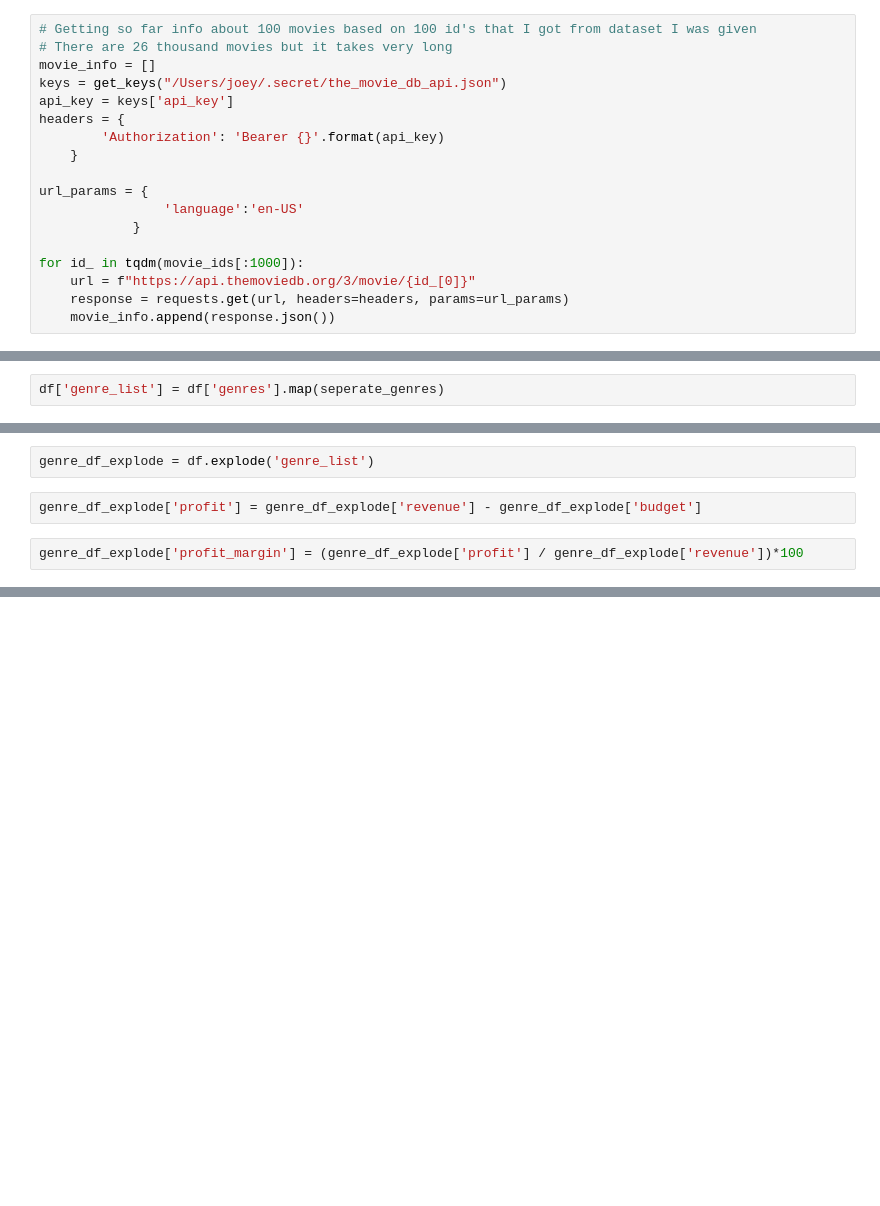
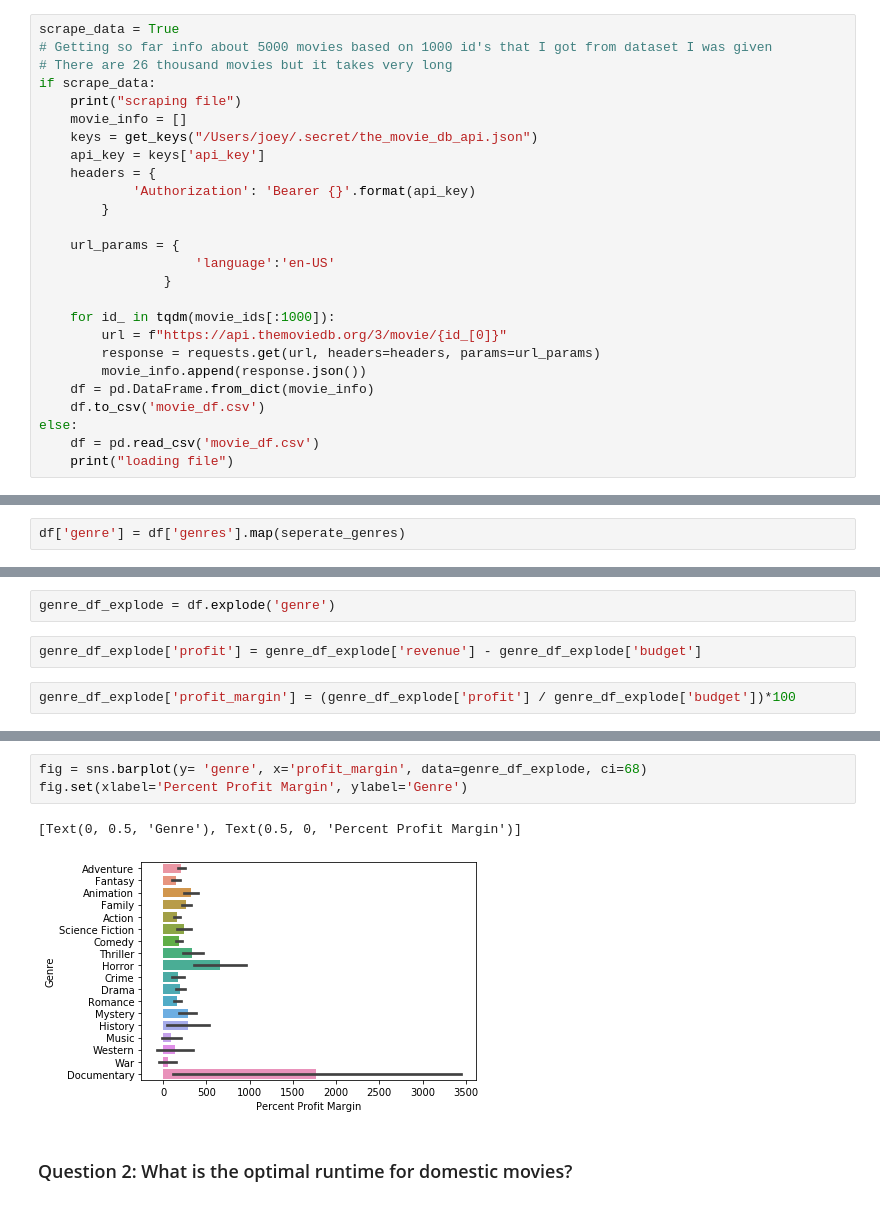
Before and after one commit to jhusney1/dsc-mod-1-project-v2-1-onl01-dtsc-ft-070620, a Jupyter notebook: student.ipynb, the cells around one changed output, grey strips where cells are left out. Drawn from its saved outputs; the diff is of its cells as text; blank space fills up the shorter version.

Commit message:
figured out skew of genre profit margin calculation. Onto next question of movie runtime

```diff
--- a/student.ipynb
+++ b/student.ipynb
@@ -53,18 +57,26 @@ Using a loop to change the url for different movie each time
 # %%
-# Getting so far info about 100 movies based on 100 id's that I got from dataset I was given
+scrape_data = True
+# Getting so far info about 5000 movies based on 1000 id's that I got from dataset I was given
 # There are 26 thousand movies but it takes very long
-movie_info = []
-keys = get_keys("/Users/joey/.secret/the_movie_db_api.json")
-api_key = keys['api_key']
-headers = {
-        'Authorization': 'Bearer {}'.format(api_key)
-    }
+if scrape_data:
+    print("scraping file")
+    movie_info = []
+    keys = get_keys("/Users/joey/.secret/the_movie_db_api.json")
+    api_key = keys['api_key']
+    headers = {
+            'Authorization': 'Bearer {}'.format(api_key)
+        }
 
-url_params = {
-                'language':'en-US'
-            }
+    url_params = {
+                    'language':'en-US'
+                }
 
-for id_ in tqdm(movie_ids[:1000]):
-    url = f"https://api.themoviedb.org/3/movie/{id_[0]}"
-    response = requests.get(url, headers=headers, params=url_params)
-    movie_info.append(response.json())
+    for id_ in tqdm(movie_ids[:1000]):
+        url = f"https://api.themoviedb.org/3/movie/{id_[0]}"
+        response = requests.get(url, headers=headers, params=url_params)
+        movie_info.append(response.json())
+    df = pd.DataFrame.from_dict(movie_info)
+    df.to_csv('movie_df.csv')
+else:
+    df = pd.read_csv('movie_df.csv')
+    print("loading file")
@@ -105,2 +194,2 @@ df['genres'].isna().sum()
 # %%
-df['genre_list'] = df['genres'].map(seperate_genres)
+df['genre'] = df['genres'].map(seperate_genres)
@@ -107,6 +202,6 @@ df['genre_list'] = df['genres'].map(seperate_genres)
 # %%
-genre_df_explode = df.explode('genre_list')
+genre_df_explode = df.explode('genre')
 # %%
 genre_df_explode['profit'] = genre_df_explode['revenue'] - genre_df_explode['budget']
 # %%
-genre_df_explode['profit_margin'] = (genre_df_explode['profit'] / genre_df_explode['revenue'])*100
+genre_df_explode['profit_margin'] = (genre_df_explode['profit'] / genre_df_explode['budget'])*100
@@ -114,0 +228,8 @@ genre_df_explode.head(1000)
+# %%
+fig = sns.barplot(y= 'genre', x='profit_margin', data=genre_df_explode, ci=68)
+fig.set(xlabel='Percent Profit Margin', ylabel='Genre')
+# %% [output]
+[Text(0, 0.5, 'Genre'), Text(0.5, 0, 'Percent Profit Margin')]
+[figure, added]
+# %% [markdown]
+### Question 2: What is the optimal runtime for domestic movies?
```
Also changed, not shown: parts of 28 cells of this notebook.
